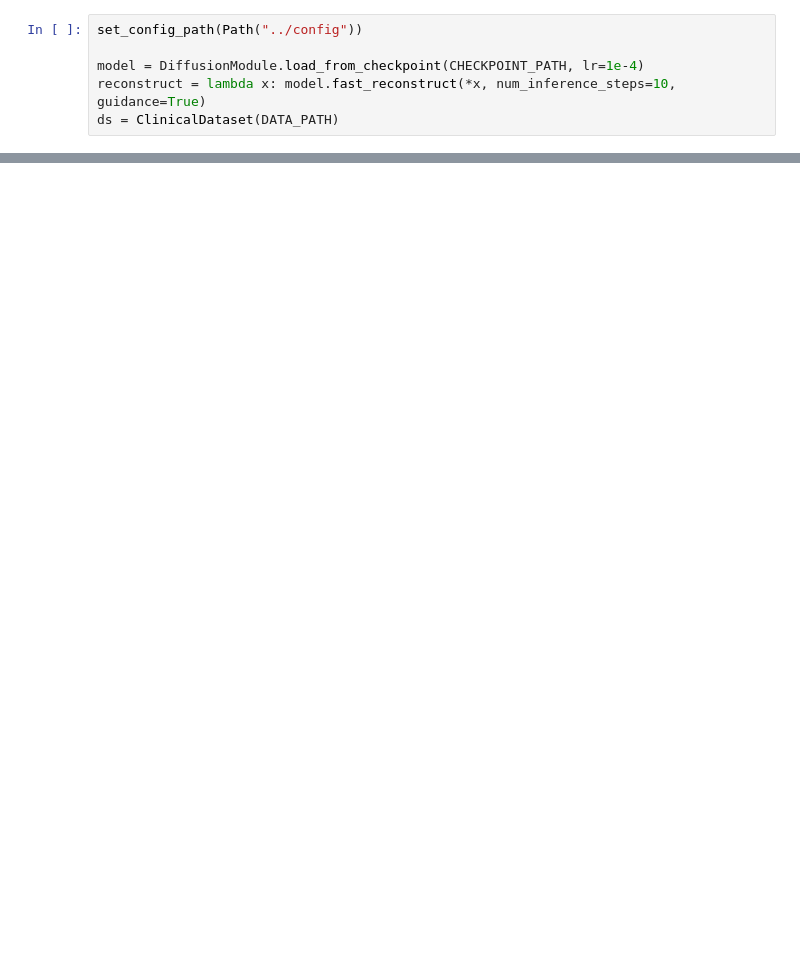
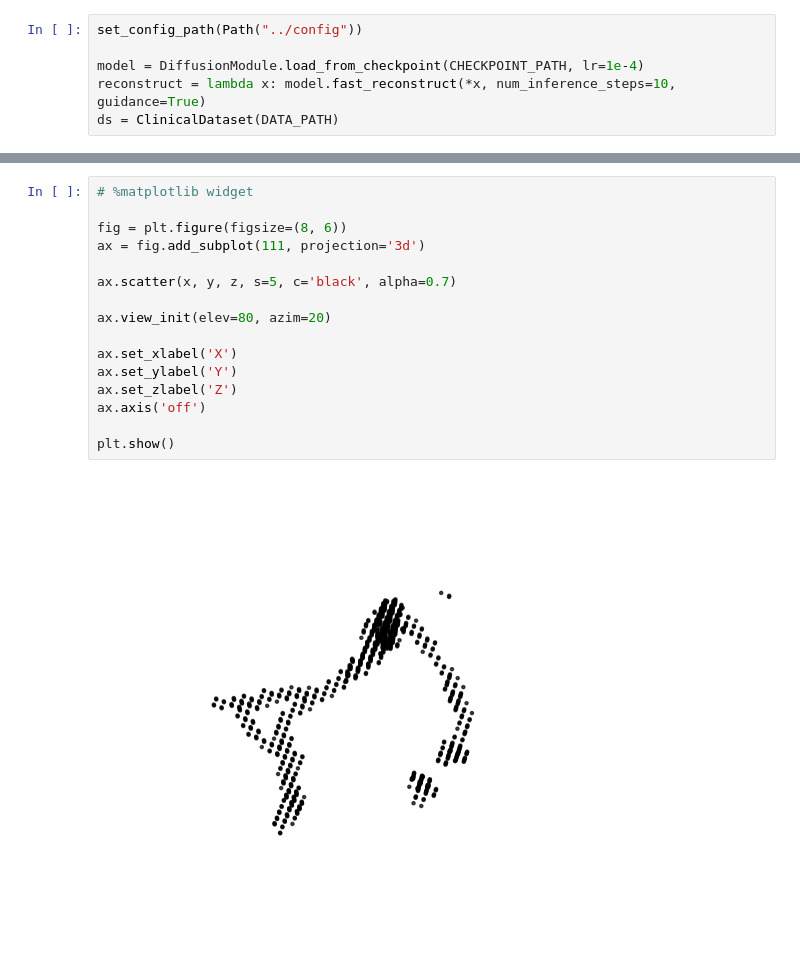
Before and after one commit to cvlab-ai/xra-diff, a Jupyter notebook: notebooks/clinical_qualitative.ipynb, the cells around one changed output, grey strips where cells are left out. Saved outputs shown, nothing was run; the diff lists cells and outputs as text; blank space fills up the shorter version.

```diff
--- a/notebooks/clinical_qualitative.ipynb
+++ b/notebooks/clinical_qualitative.ipynb
@@ -85,0 +113,18 @@ plt.show()
+# %%
+# %matplotlib widget
+
+fig = plt.figure(figsize=(8, 6))
+ax = fig.add_subplot(111, projection='3d')
+
+ax.scatter(x, y, z, s=5, c='black', alpha=0.7)
+
+ax.view_init(elev=80, azim=20)
+
+ax.set_xlabel('X')
+ax.set_ylabel('Y')
+ax.set_zlabel('Z')
+ax.axis('off')
+
+plt.show()
+# %% [output]
+[figure, added]
```
Also changed, not shown: parts of 8 cells of this notebook, 5 other files.
